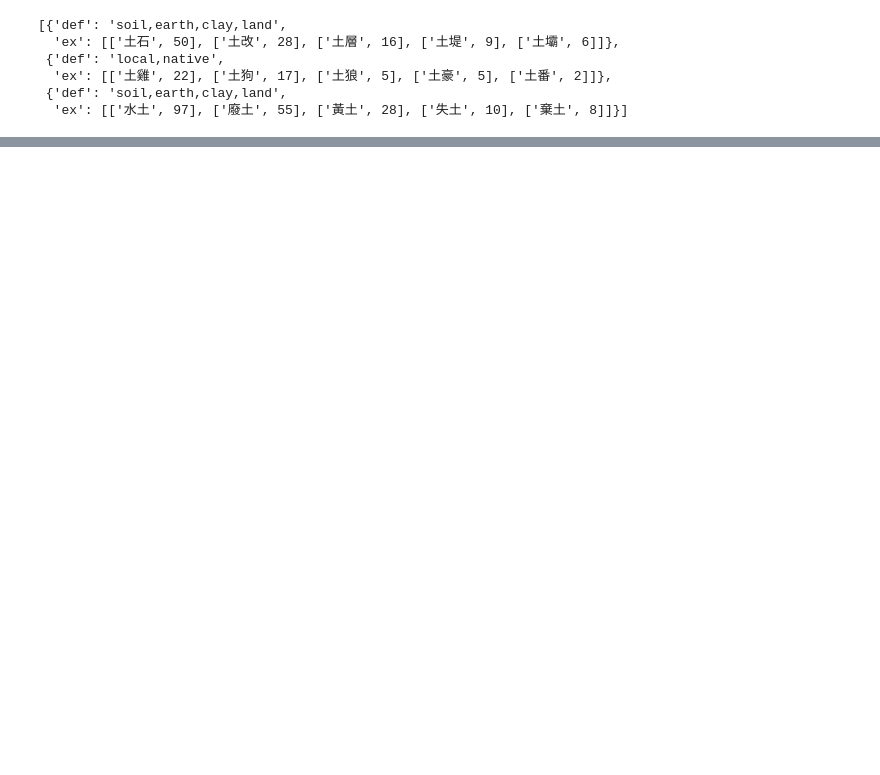
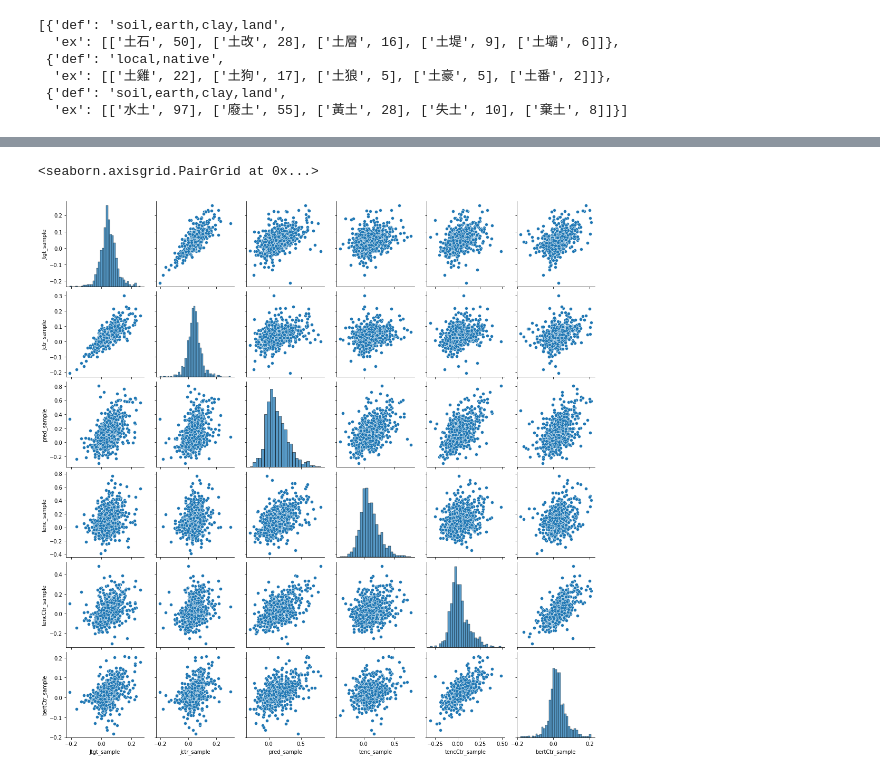
Before and after one commit to seantyh/morphert, a Jupyter notebook: etc/30.20-affix-silhouette.ipynb, the cells around one changed output, grey strips where cells are left out. Drawn from its saved outputs; the diff is of its cells as text; code cells hidden in the pictures; blank space fills up the shorter version.

```diff
--- a/etc/30.20-affix-silhouette.ipynb
+++ b/etc/30.20-affix-silhouette.ipynb
@@ -95,2 +142,16 @@ for char, stat_item in char_stats.items():
     ))
 char_frame = pd.DataFrame.from_records(char_frame_data).set_index("char")
+# %%
+import pandas as pd
+char_sample_data = []
+for char, stat_item in char_stats.items():
+    char_sample_data.append(dict(
+        char=char,
+        Jtgt_sample=stat_item["Jtgt_sample"],
+        Jctr_sample=stat_item["Jctr_sample"],
+        pred_sample=stat_item["pred_sample"],
+        tenc_sample=stat_item["tenc_sample"],
+        tencCtr_sample=stat_item["tencCtr_sample"],
+        bertCtr_sample=stat_item["bertCtr_sample"],
+    ))
+char_sample = pd.DataFrame.from_records(char_sample_data).set_index("char")
@@ -138 +261,6 @@ sns.displot(char_long, x="pval", hue="variable", kind="kde", bw_adjust=.25)
+# %%
+sns.pairplot(char_sample)
+# %% [output]
+<seaborn.axisgrid.PairGrid at 0x...>
+[figure, added]
 # %%
```
Also changed, not shown: parts of 17 cells of this notebook, 3 other files.
